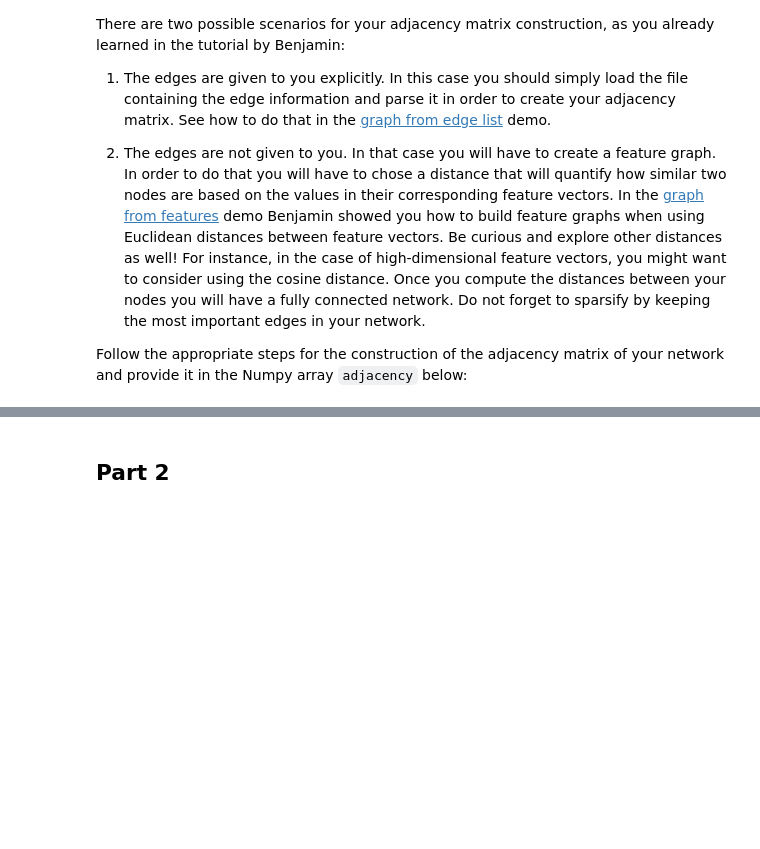
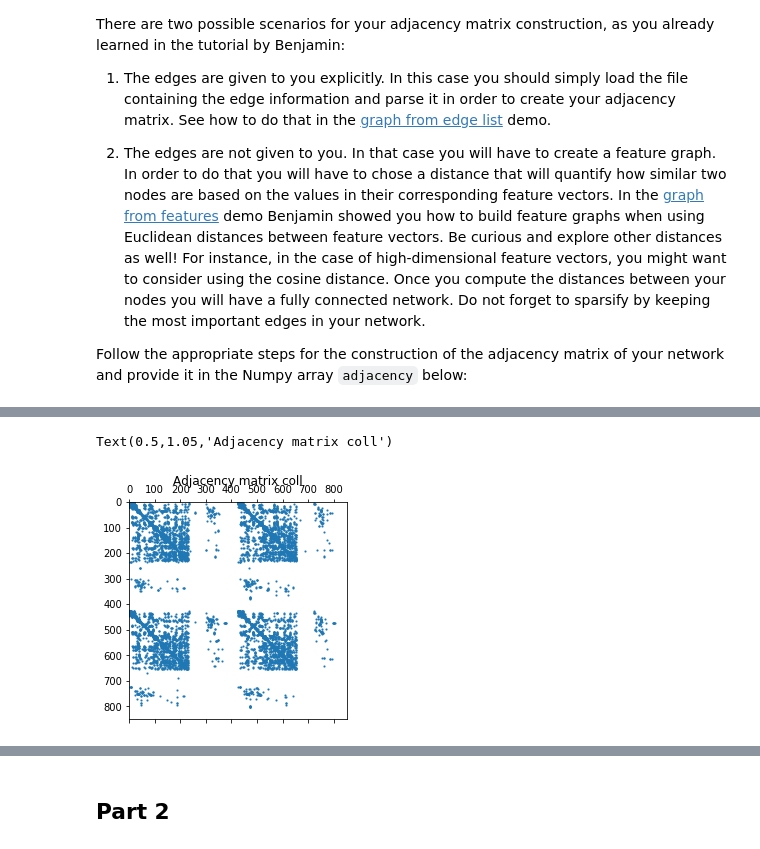
Before and after one commit to Kakavand/EPFL-antiterrorAssignment, a Jupyter notebook: milestone_1/1_network_properties_marco1-6.ipynb, the cells around one changed output, grey strips where cells are left out. Saved outputs shown, nothing was run; the diff lists cells and outputs as text; code cells hidden in the pictures; blank space fills up the shorter version.

```diff
--- a/milestone_1/1_network_properties_marco1-6.ipynb
+++ b/milestone_1/1_network_properties_marco1-6.ipynb
@@ -43,0 +40,3 @@ features = # the pandas dataframe with the features and labels
+# %%
+from data_load_parsing import *
+tr_labels, tr_edges, tr_coll, tr_cong, tr_cont, tr_fam = data_load_parsing()
@@ -60,0 +255,10 @@ n_nodes = # the number of nodes in the network
+# %%
+count = 0
+for idx, row in tr_edgesf.iterrows():
+    if np.isnan(row.node_idx) or np.isnan(row.node_idx_2):
+        continue
+    i, j = int(row.node_idx), int(row.node_idx_2)
+    adjacencyf[i, j] = 1
+    adjacencyf[j, i] = 1
+    if i != j:
+        count+=1
@@ -60,0 +271,34 @@ n_nodes = # the number of nodes in the network
+# %%
+for idx, row in tr_edgescoll.iterrows():
+    if np.isnan(row.node_idx) or np.isnan(row.node_idx_2):
+        continue
+    i, j = int(row.node_idx), int(row.node_idx_2)
+    adjacencycoll[i, j] = 1
+    adjacencycoll[j, i] = 1
+
+for idx, row in tr_edgescong.iterrows():
+    if np.isnan(row.node_idx) or np.isnan(row.node_idx_2):
+        continue
+    i, j = int(row.node_idx), int(row.node_idx_2)
+    adjacencycong[i, j] = 1
+    adjacencycong[j, i] = 1
+
+for idx, row in tr_edgescont.iterrows():
+    if np.isnan(row.node_idx) or np.isnan(row.node_idx_2):
+        continue
+    i, j = int(row.node_idx), int(row.node_idx_2)
+    adjacencycont[i, j] = 1
+    adjacencycont[j, i] = 1
+
+for idx, row in tr_edgesfam.iterrows():
+    if np.isnan(row.node_idx) or np.isnan(row.node_idx_2):
+        continue
+    i, j = int(row.node_idx), int(row.node_idx_2)
+    adjacencyfam[i, j] = 1
+    adjacencyfam[j, i] = 1
+# %%
+plt.spy(adjacencycoll, markersize=1)
+plt.title('Adjacency matrix coll')
+# %% [output]
+Text(0.5,1.05,'Adjacency matrix coll')
+[figure, added]
```
Also changed, not shown: parts of 33 cells of this notebook, 1 other file.
